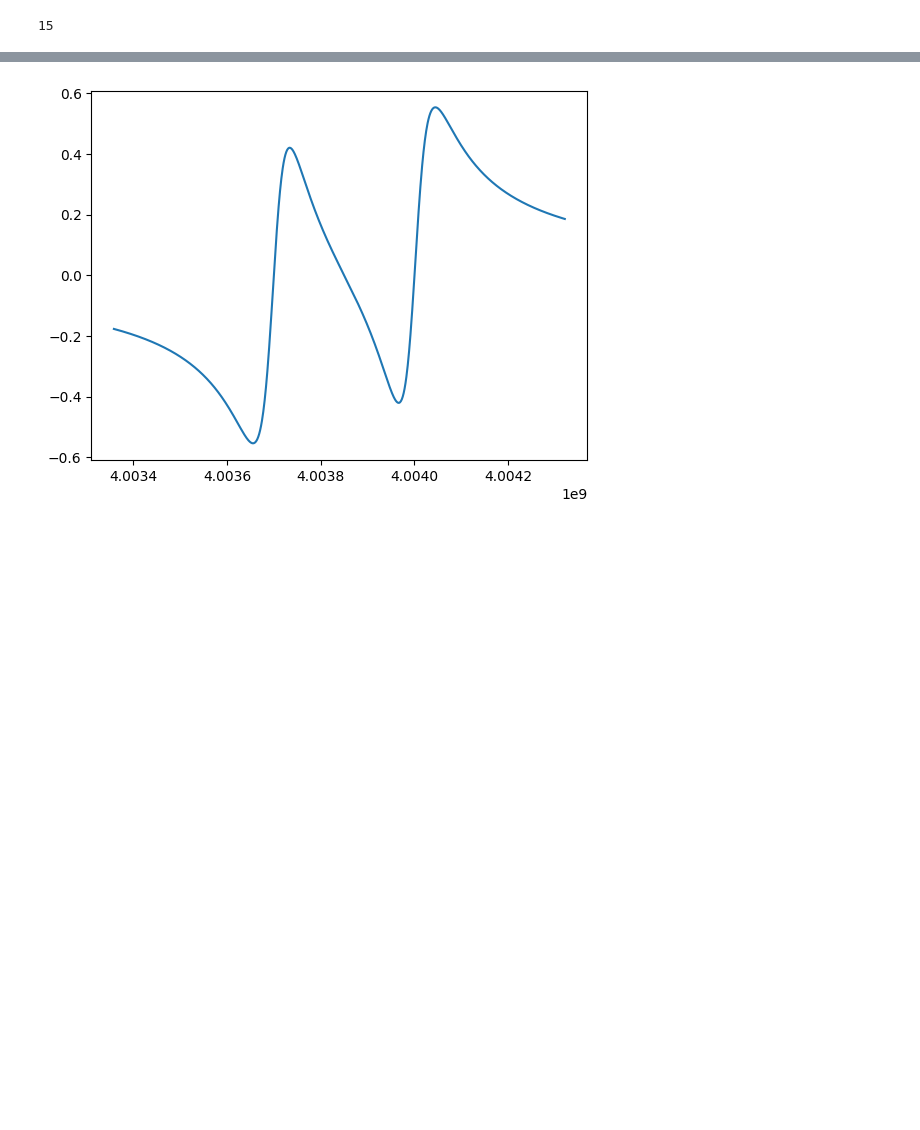
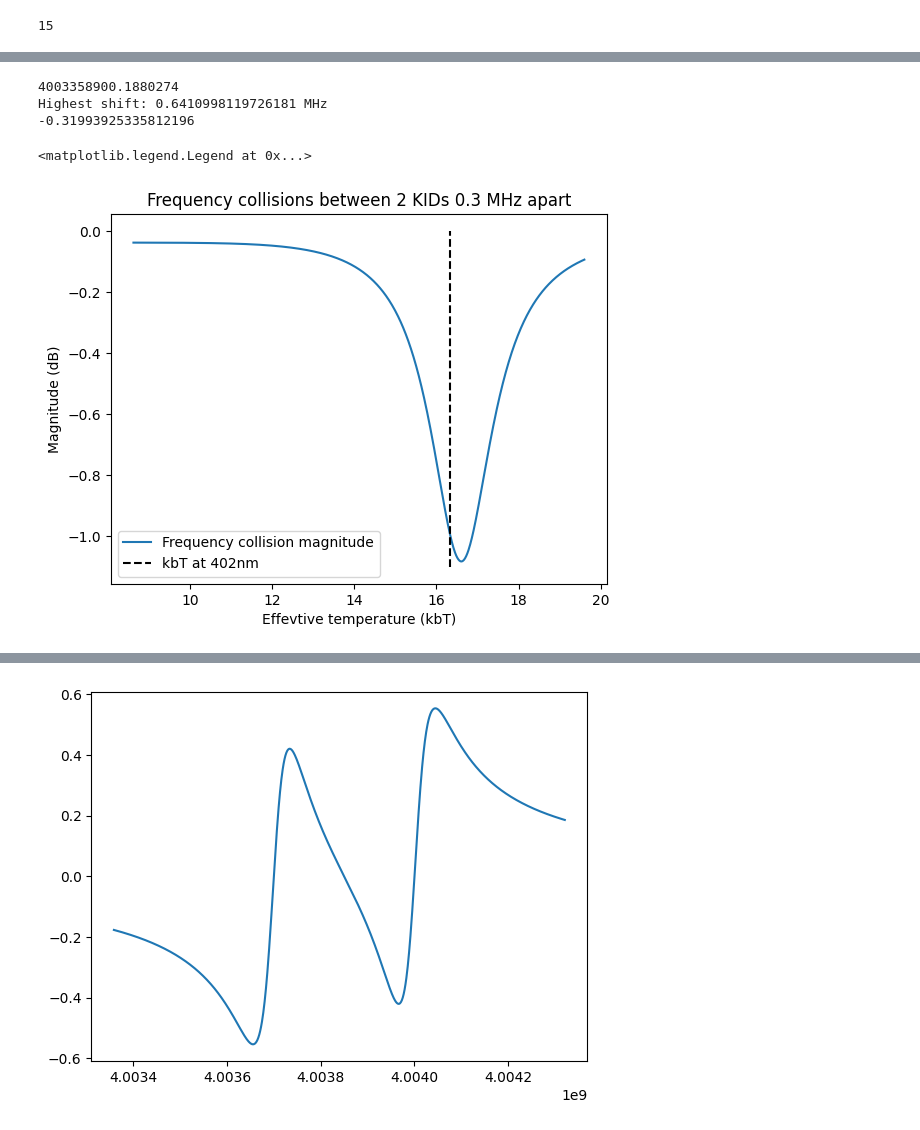
Before and after one commit to HesselSchulte/Python_KID_model, a Jupyter notebook: Fres shift jupyter.ipynb, the cells around one changed output, grey strips where cells are left out. Cells and saved outputs as stored; diff of their text form; code cells hidden in the pictures; blank space fills up the shorter version.

Commit message:
Moddeled magnitude of frequency collisions (It is tiny)

```diff
--- a/Fres shift jupyter.ipynb
+++ b/Fres shift jupyter.ipynb
@@ -14,9 +14,11 @@ import SC # properties of superconducting materials
 #Design parameters
 N_MKIDs = 1000
 N_read = int(1e3)
-f0 = 4.004e9 #Hz resonance frequency
+f0_A = 4.0037e9     #Hz resonance frequency A
+f0_B = 4.004e9 #Hz resonance frequency B
 kbT0 = 86.17 * .1 #µeV, operating temperature of 100 mK
-hw0 = 6.582e-4*2*np.pi*f0*1e-6 #Energy inherent in KID at fres
+hw0_A = 6.582e-4*2*np.pi*f0_A*1e-6 #Energy inherent in KID at fres
+hw0_B = 6.582e-4*2*np.pi*f0_B*1e-6 #Energy inherent in KID at fres
 Qi_sat = 1e16
 Qc = 5.0e4     #Coupling quality factor
 W_ind = 4 #Inductor width in µm
@@ -60,8 +72,12 @@ print(Qi_Nqp0/1e4, Qc)
 # %%
 #calculate complex conductivities and excess quasiparticles during pulse (between kbT0 and kbTeff)
-kbTarr = np.logspace(np.log10(kbT0), np.log10(kbTeff), N_read)
-s1, s2, exNqp = np.zeros((3, len(kbTarr)))
+kbTarr = np.logspace(np.log10(kbT0), np.log10(1.2*kbTeff), N_read)
+s1_A, s2_A, exNqp = np.zeros((3, len(kbTarr)))
 for i, kbT in enumerate(kbTarr):
-    s1[i], s2[i] = kc.cinduct(hw0, supercond.D0, kbT)
+    s1_A[i], s2_A[i] = kc.cinduct(hw0_A, supercond.D0, kbT)
     exNqp[i] = V_ind * kc.nqp(kbT, supercond.D0, supercond)
+
+s1_B, s2_B = np.zeros((2, len(kbTarr)))
+for i, kbT in enumerate(kbTarr):
+    s1_B[i], s2_B[i] = kc.cinduct(hw0_B, supercond.D0, kbT)
 # %%
@@ -78 +133,47 @@ S21_prod = S21_0*S21_1
+# %%
+for count, val in enumerate(S21_resp_B):
+    if np.abs(val) == min(np.abs(S21_resp_B)):
+        print(f_read[count])
+        print("Highest shift:",(f0_B - f_read[count])/1e6, "MHz")
+
+
+S21_resp_B_min = min(Q_resp_B)/min(Qi_resp_B)
+print(10*np.log10(np.abs(S21_resp_B_min)))
+# %% [output]
+4003358900.1880274
+Highest shift: 0.6410998119726181 MHz
+-0.31993925335812196
+# %%
+#Calculating magnitude of frequency collisions in dB
+S21_0min_B =10*np.log10(np.abs(Q0_B/Qi0_B))
+
+def calc_collision(s1, s2):
+
+   #Find the index of the resonance frequency where crosstalk is measured
+   index_f0_A = np.argmin(np.abs(np.array(f_read)-f0_A))
+   crosstalk_array = np.zeros(N_read)
+
+   #Calculate response at resonance of stationary KID
+   for i in range(N_read):
+      Lk_resp_B_i = np.imag(1/(s1[i]-1j*s2[i]))/(2*np.pi*f0_B)
+      f_resp_B_i = 1/np.sqrt(C_B*(Lk_resp_B_i + Lg_B))
+      Qi_resp_i = (2*s2[i])/(ak*beta*s1[i])
+      S21_resp_i = 10*np.log10(np.abs(kc.S21(Qi_resp_i, Qc, f_read, f_resp_B_i)))
+      crosstalk_array[i] = S21_resp_i[index_f0_A]
+
+   return crosstalk_array
+
+
+coll = calc_collision(s1_B, s2_B)
+
+
+plt.plot(kbTarr, coll, label = "Frequency collision magnitude")
+plt.title("Frequency collisions between 2 KIDs 0.3 MHz apart")
+plt.ylabel("Magnitude (dB)")
+plt.xlabel("Effevtive temperature (kbT)")
+plt.vlines(16.336, -1.1, 0, linestyles= "dashed", color = "black", label= "kbT at 402nm")
+plt.legend()
+# %% [output]
+<matplotlib.legend.Legend at 0x...>
+[figure, added]
 # %%
```
Also changed, not shown: parts of 6 cells of this notebook.
